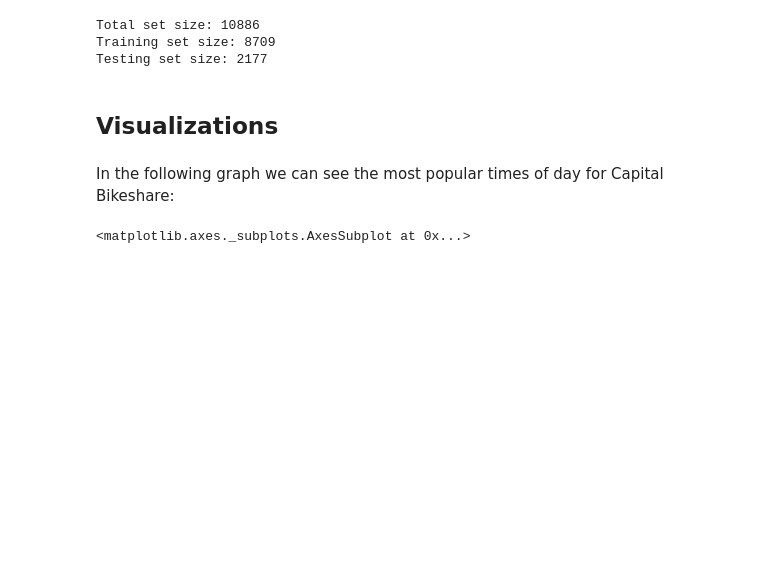
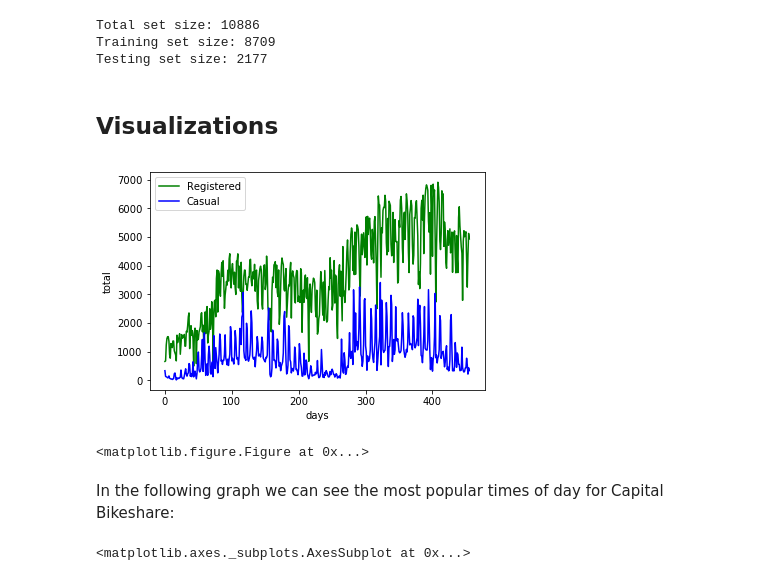
Before and after one commit to kmoore296/bikeshare_notebook, a Jupyter notebook: Bikeshare Data.ipynb, the cells around one changed output. Cells and saved outputs as stored; diff of their text form; code cells hidden in the pictures; blank space fills up the shorter version.

```diff
--- a/Bikeshare Data.ipynb
+++ b/Bikeshare Data.ipynb
@@ -193,6 +193,30 @@ Training set size: 8709
 Testing set size: 2177
 # %% [markdown]
 <h2>Visualizations</h2>
+# %%
+displaySet=0
+displaySet=Bikeshare.drop(dummyList,axis=1)
+displaySet=displaySet.drop(['index'],axis=1)
+displaySet=displaySet.drop(['holiday','season','workingday','weather','temp','atemp','humidity','windspeed','hour','AMrush','PMrush','rushHour'],axis=1)
+
+displaySet['Registered'] = displaySet.groupby('date')['registered'].transform(sum)
+displaySet['Casual'] = displaySet.groupby('date')['casual'].transform(sum)
+displaySet=displaySet.drop(['casual','registered','count'],axis=1)
+displaySet=displaySet.drop_duplicates(['date'])
+
+displaySet['index']=range(len(displaySet['date']))
+# %%
+plt.plot(displaySet['index'],displaySet['Registered'],'g')
+plt.plot(displaySet['index'],displaySet['Casual'],'b')
+plt.xlabel('days')
+plt.ylabel('total')
+plt.legend()
+plt.figure(figsize=(5,5))
+
+plt.show()
+# %% [output]
+[figure, added]
+<matplotlib.figure.Figure at 0x...>
 # %% [markdown]
 <p>In the following graph we can see the most popular times of day for Capital Bikeshare:</p>
 # %%
```
Also changed, not shown: parts of 10 cells of this notebook.
